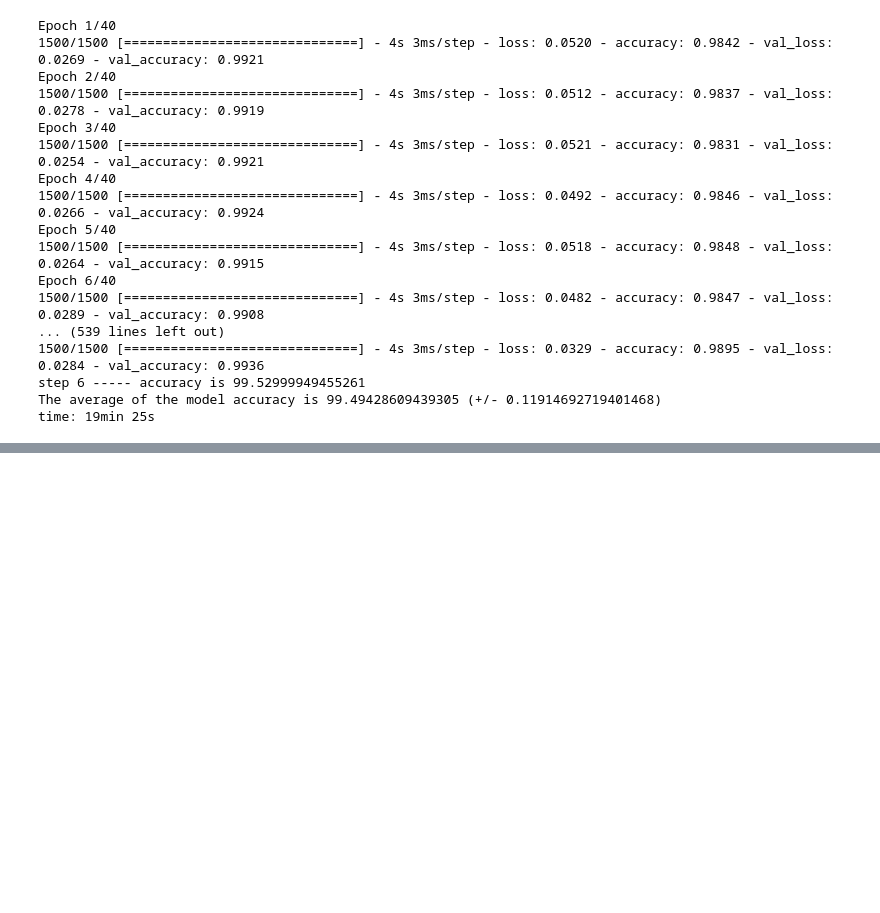
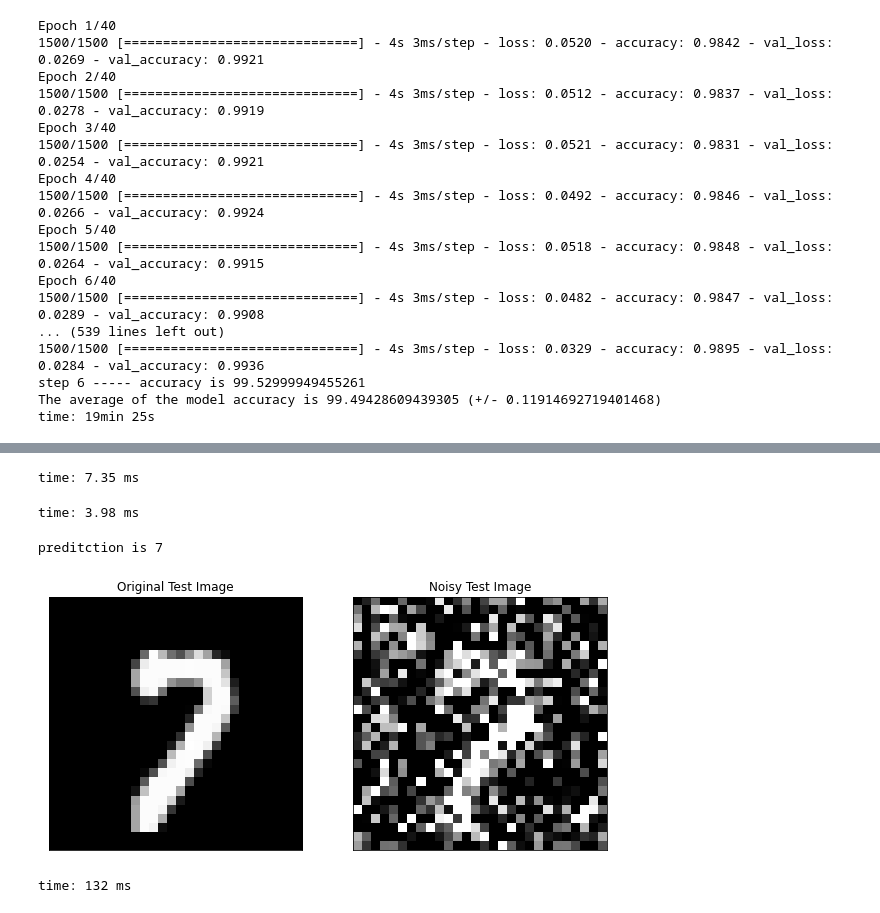
Before and after one commit to mahsaghn/MLP, a Jupyter notebook: mnist_cnn.ipynb, the cells around one changed output, grey strips where cells are left out. Cells and saved outputs as stored; diff of their text form; code cells hidden in the pictures; blank space fills up the shorter version.

Commit message:
Handle noise in image and evaluate prev model

```diff
--- a/mnist_cnn.ipynb
+++ b/mnist_cnn.ipynb
@@ -166,0 +190,6 @@ time: 19min 25s
+# %%
+def RemoveNoise(model_info,epochs,train=True):
+  history = model.fit(n_train,training_labels,validation_split = 0.2,epochs=40 ,callbacks =[callbacks])
+  print('best accurasy on train data is:',model.evaluate(n_train, training_labels)[1],)
+  print('best accurasy on test data is:',model.evaluate(n_test, test_labels)[1],)
+  return model
@@ -166,0 +198,3 @@ time: 19min 25s
+# %%
+n_train, n_test = add_noise(model= 'gaussian',var=0.4,portion=0.2)
+best_model = RemoveNoise(model,epochs=35)
@@ -166,0 +219,40 @@ time: 19min 25s
+# %%
+def plotter(img_list, r, w, gray, wr, hr, fig_name = None):
+  plt.rcParams['figure.figsize'] = (wr, hr)
+  for i in range(len(img_list)):
+      plt.subplot(r, w, i + 1)
+      if img_list[i][2] == 'img':
+          if gray:
+              plt.imshow(img_list[i][0], cmap = 'gray')
+          else:
+              plt.imshow(img_list[i][0])
+          plt.xticks([])
+          plt.yticks([])
+      elif img_list[i][2] == 'hist':
+          plt.bar(np.arange(len(img_list[i][0])), img_list[i][0], color = 'c')
+      else:
+          raise Exception("Only image or histogram. Use third parameter of tuples in img_list and set it to img or hist.")
+      plt.title(img_list[i][1])
+  if fig_name is not None:
+      plt.savefig(fig_name + '.png')
+  plt.show()
+# %% [output]
+time: 7.35 ms
+# %%
+def checktestsample(model,sample):
+  m = test_images[0].shape[0]
+  n = test_images[0].shape[1]
+  y_pred = model.predict(np.array([n_test[sample]]))
+  image_list = []
+  image_list.append([test_images[sample].reshape((m,n)), 'Original Test Image', 'img'])
+  image_list.append([n_test[sample].reshape((m,n)), 'Noisy Test Image', 'img'])
+  print('preditction is',np.argmax(y_pred))
+  plotter(image_list,1,2 ,True,10,10)
+# %% [output]
+time: 3.98 ms
+# %%
+checktestsample(best_model,7334)
+# %% [output]
+preditction is 7
+[figure, added]
+time: 132 ms
```
Also changed, not shown: parts of 6 cells of this notebook.
